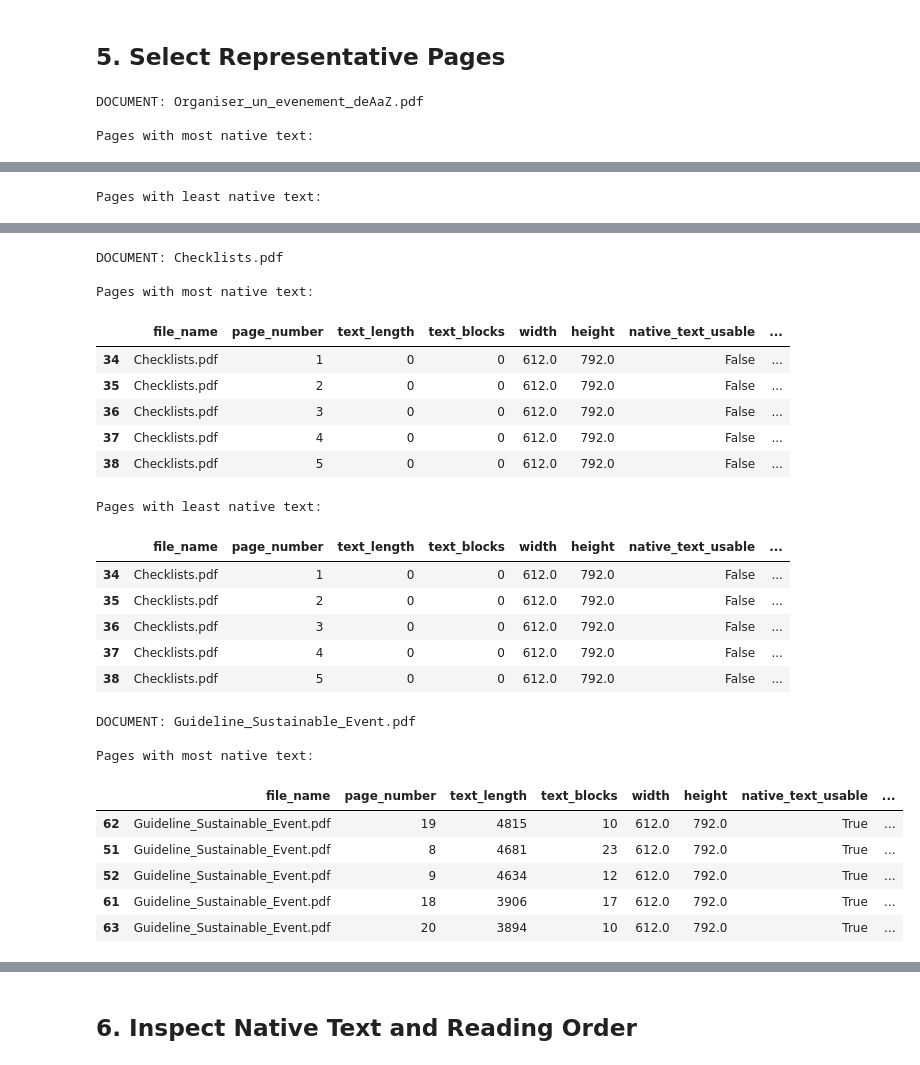
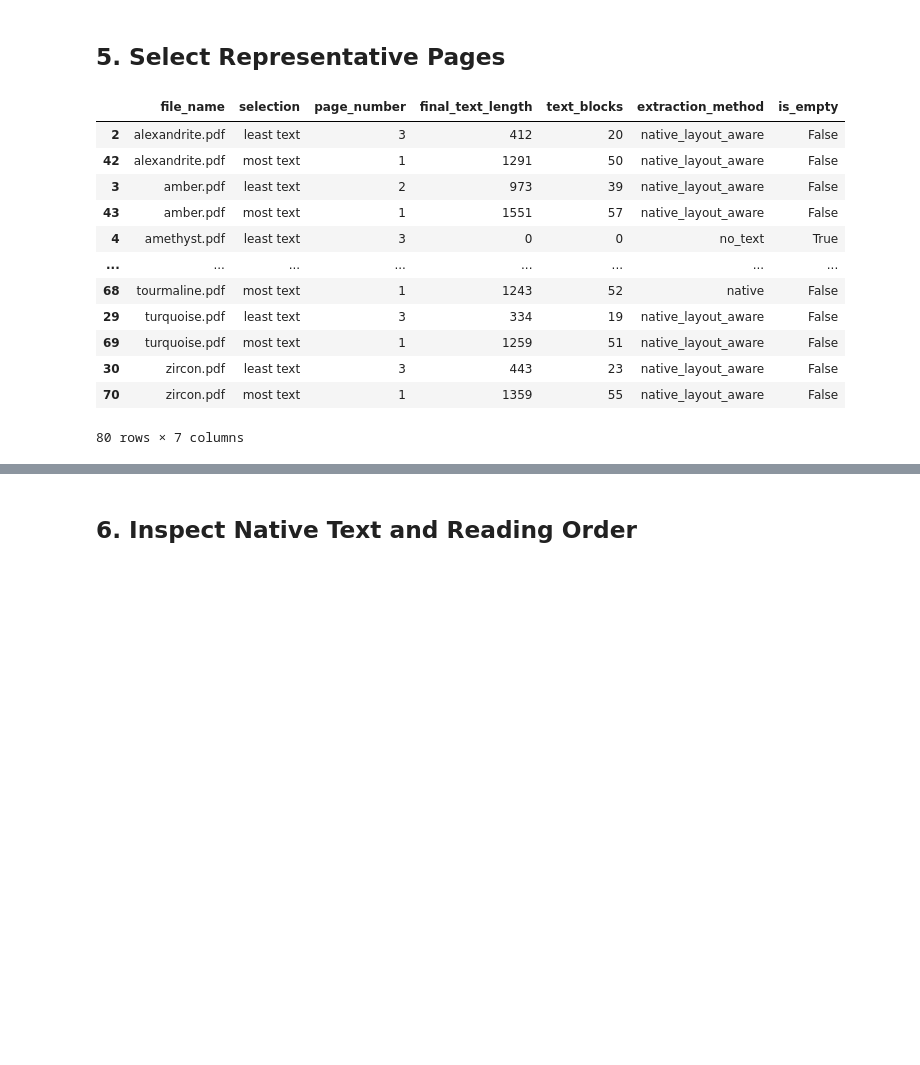
Before and after one commit to diakhalil/Jewelry, a Jupyter notebook: ai-service/src/rag/doc_notebooks/1_document_extraction_experiments.ipynb, the cells around one changed output, grey strips where cells are left out. Drawn from its saved outputs; the diff is of its cells as text; code cells hidden in the pictures; blank space fills up the shorter version.

```diff
--- a/ai-service/src/rag/doc_notebooks/1_document_extraction_experiments.ipynb
+++ b/ai-service/src/rag/doc_notebooks/1_document_extraction_experiments.ipynb
@@ -205,28 +233,36 @@ page_inventory.groupby("file_name")[
 # %% [markdown]
 ## 5. Select Representative Pages
 # %%
-for file_name, document_pages in page_inventory.groupby(
-    "file_name",
-    sort=False,
-):
-    print(f"\nDOCUMENT: {file_name}")
+representative_pages = pd.concat([
+    group.nsmallest(1, "final_text_length").assign(selection="least text")
+    for _, group in page_inventory.groupby("file_name", sort=False)
+] + [
+    group.nlargest(1, "final_text_length").assign(selection="most text")
+    for _, group in page_inventory.groupby("file_name", sort=False)
+], ignore_index=True).sort_values(["file_name", "selection"])
 
-    print("\nPages with most native text:")
-    display(
-        document_pages.sort_values(
-            "text_length",
-            ascending=False,
-        ).head(5)
-    )
-
-    print("Pages with least native text:")
-    display(
-        document_pages.sort_values(
-            "text_length",
-            ascending=True,
-        ).head(5)
-    )
+display(
+    representative_pages[[
+        "file_name",
+        "selection",
+        "page_number",
+        "final_text_length",
+        "text_blocks",
+        "extraction_method",
+        "is_empty",
+    ]]
+)
 # %% [output]
+|  | file_name | selection | page_number | final_text_length | text_blocks | extraction_method | is_empty |
+| 2 | alexandrite.pdf | least text | 3 | 412 | 20 | native_layout_aware | False |
+| 42 | alexandrite.pdf | most text | 1 | 1291 | 50 | native_layout_aware | False |
+| 3 | amber.pdf | least text | 2 | 973 | 39 | native_layout_aware | False |
+| 43 | amber.pdf | most text | 1 | 1551 | 57 | native_layout_aware | False |
+| 4 | amethyst.pdf | least text | 3 | 0 | 0 | no_text | True |
+| ... | ... | ... | ... | ... | ... | ... | ... |
+| 68 | tourmaline.pdf | most text | 1 | 1243 | 52 | native | False |
+| 29 | turquoise.pdf | least text | 3 | 334 | 19 | native_layout_aware | False |
+| 69 | turquoise.pdf | most text | 1 | 1259 | 51 | native_layout_aware | False |
+| 30 | zircon.pdf | least text | 3 | 443 | 23 | native_layout_aware | False |
+| 70 | zircon.pdf | most text | 1 | 1359 | 55 | native_layout_aware | False |
-DOCUMENT: Organiser_un_evenement_deAaZ.pdf
-
-Pages with most native text:
+80 rows × 7 columns
@@ -239 +268,0 @@ Pages with most native text:
-Pages with least native text:
@@ -246,25 +268,0 @@ Pages with least native text:
-DOCUMENT: Checklists.pdf
-
-Pages with most native text:
-|  | file_name | page_number | text_length | text_blocks | width | height | native_text_usable | ... |
-| 34 | Checklists.pdf | 1 | 0 | 0 | 612.0 | 792.0 | False | ... |
-| 35 | Checklists.pdf | 2 | 0 | 0 | 612.0 | 792.0 | False | ... |
-| 36 | Checklists.pdf | 3 | 0 | 0 | 612.0 | 792.0 | False | ... |
-| 37 | Checklists.pdf | 4 | 0 | 0 | 612.0 | 792.0 | False | ... |
-| 38 | Checklists.pdf | 5 | 0 | 0 | 612.0 | 792.0 | False | ... |
-Pages with least native text:
-|  | file_name | page_number | text_length | text_blocks | width | height | native_text_usable | ... |
-| 34 | Checklists.pdf | 1 | 0 | 0 | 612.0 | 792.0 | False | ... |
-| 35 | Checklists.pdf | 2 | 0 | 0 | 612.0 | 792.0 | False | ... |
-| 36 | Checklists.pdf | 3 | 0 | 0 | 612.0 | 792.0 | False | ... |
-| 37 | Checklists.pdf | 4 | 0 | 0 | 612.0 | 792.0 | False | ... |
-| 38 | Checklists.pdf | 5 | 0 | 0 | 612.0 | 792.0 | False | ... |
-DOCUMENT: Guideline_Sustainable_Event.pdf
-
-Pages with most native text:
-|  | file_name | page_number | text_length | text_blocks | width | height | native_text_usable | ... |
-| 62 | Guideline_Sustainable_Event.pdf | 19 | 4815 | 10 | 612.0 | 792.0 | True | ... |
-| 51 | Guideline_Sustainable_Event.pdf | 8 | 4681 | 23 | 612.0 | 792.0 | True | ... |
-| 52 | Guideline_Sustainable_Event.pdf | 9 | 4634 | 12 | 612.0 | 792.0 | True | ... |
-| 61 | Guideline_Sustainable_Event.pdf | 18 | 3906 | 17 | 612.0 | 792.0 | True | ... |
-| 63 | Guideline_Sustainable_Event.pdf | 20 | 3894 | 10 | 612.0 | 792.0 | True | ... |
```
Also changed, not shown: parts of 25 cells of this notebook, 18 other files.
